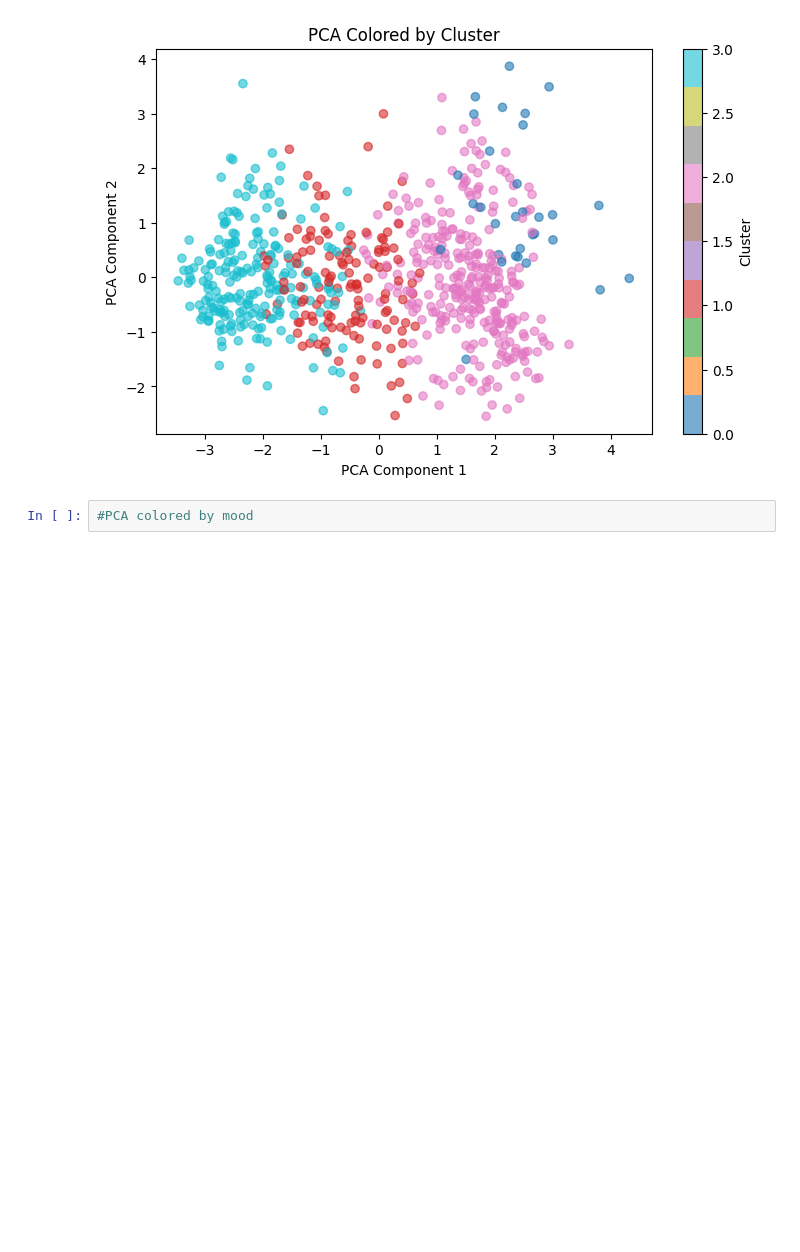
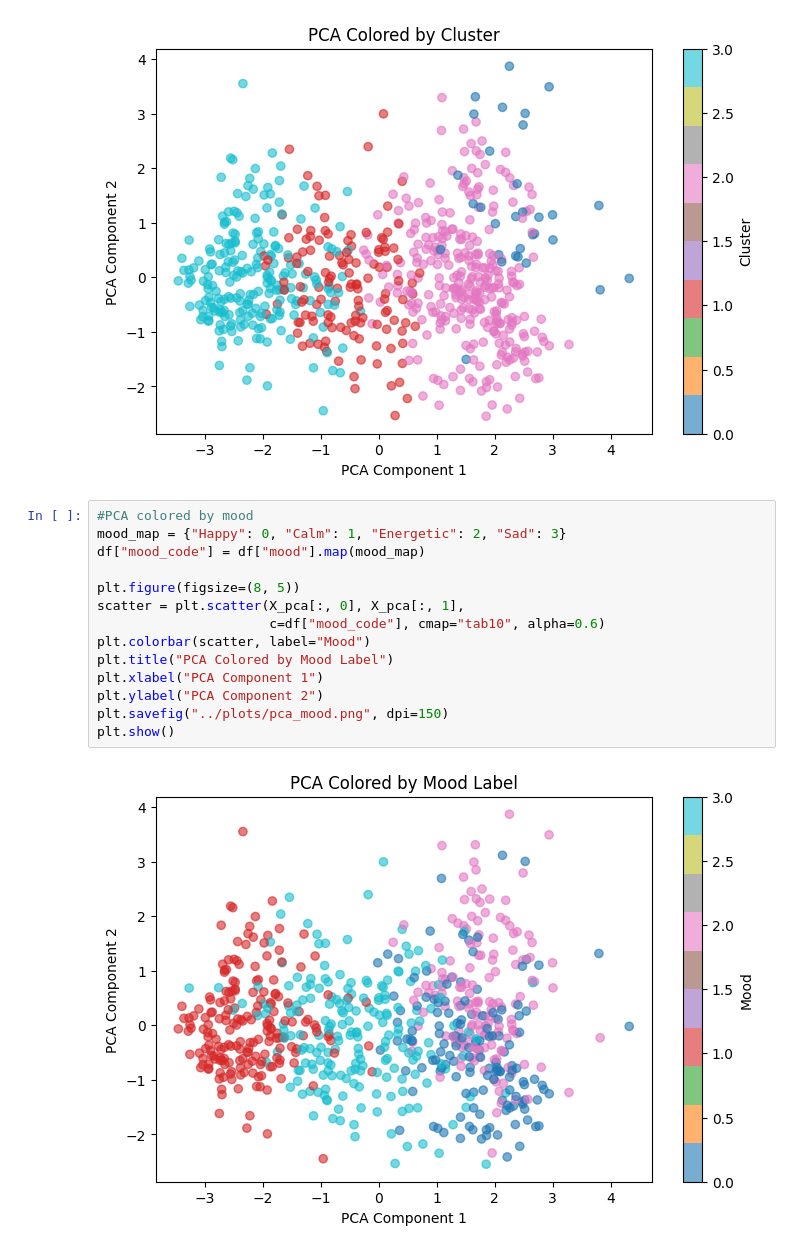
Before and after one commit to MahimaR0927/spotify-clustering-project, a Jupyter notebook: notebooks/clustering.ipynb, the cells around one changed output. Cells and saved outputs as stored; diff of their text form; blank space fills up the shorter version.

```diff
--- a/notebooks/clustering.ipynb
+++ b/notebooks/clustering.ipynb
@@ -206,5 +213,19 @@ plt.savefig("../plots/pca_cluster.png", dpi=150)
 plt.show()
 # %% [output]
 [figure]
-# %%
-#PCA colored by mood
+# %%
+#PCA colored by mood
+mood_map = {"Happy": 0, "Calm": 1, "Energetic": 2, "Sad": 3}
+df["mood_code"] = df["mood"].map(mood_map)
+
+plt.figure(figsize=(8, 5))
+scatter = plt.scatter(X_pca[:, 0], X_pca[:, 1],
+                      c=df["mood_code"], cmap="tab10", alpha=0.6)
+plt.colorbar(scatter, label="Mood")
+plt.title("PCA Colored by Mood Label")
+plt.xlabel("PCA Component 1")
+plt.ylabel("PCA Component 2")
+plt.savefig("../plots/pca_mood.png", dpi=150)
+plt.show()
+# %% [output]
+[figure, added]
```
Also changed, not shown: parts of 6 cells of this notebook, 3 other files.
